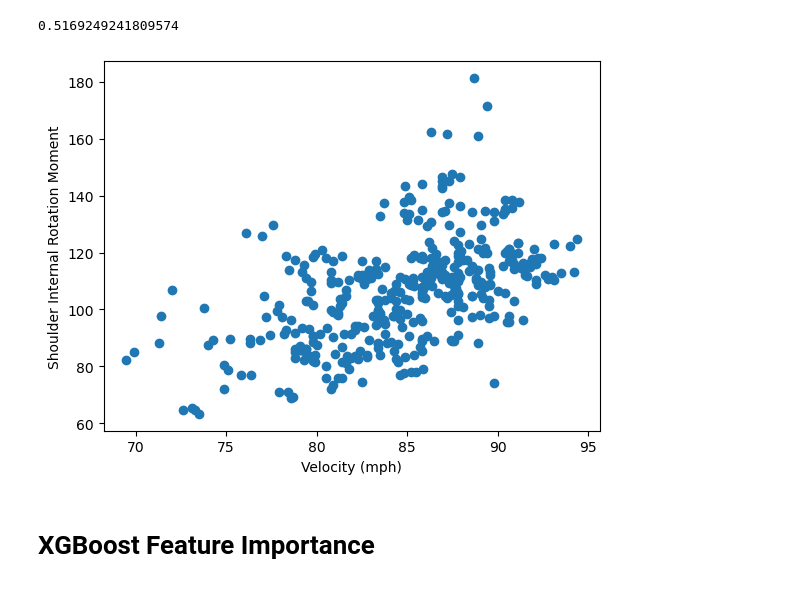
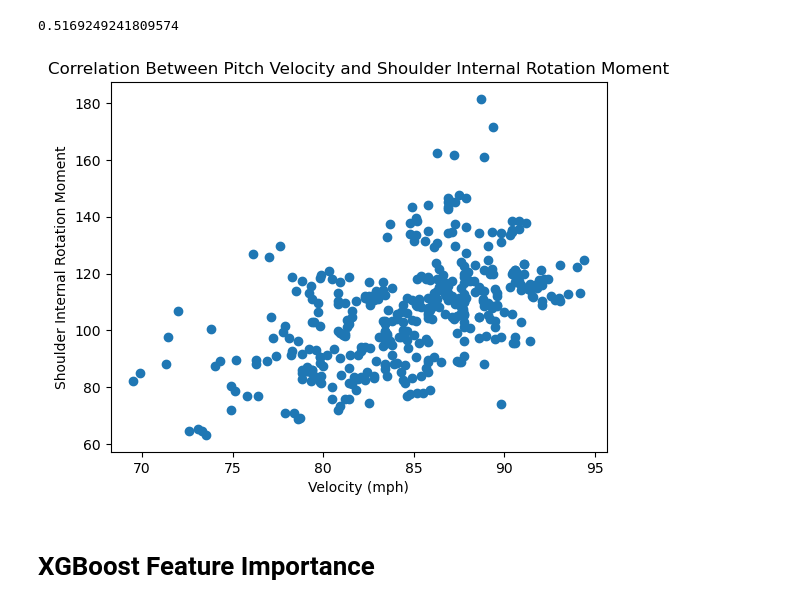
Before and after one commit to jisoawe/Biomech_Pitch_Velo_Prediction, a Jupyter notebook: Biomech_Velo_Prediction.ipynb, the cells around one changed output. Saved outputs shown, nothing was run; the diff lists cells and outputs as text; code cells hidden in the pictures.

Commit message:
fixed visualizations

```diff
--- a/Biomech_Velo_Prediction.ipynb
+++ b/Biomech_Velo_Prediction.ipynb
@@ -422,10 +417,11 @@ encoded_data['pitch_speed_mph'].corr(encoded_data['shoulder_internal_rotation_mo
 # %%
 plt.scatter(encoded_data['pitch_speed_mph'], encoded_data['shoulder_internal_rotation_moment'])
 plt.xlabel('Velocity (mph)')
 plt.ylabel('Shoulder Internal Rotation Moment')
+plt.title('Correlation Between Pitch Velocity and Shoulder Internal Rotation Moment')
 plt.show()
 # %% [output]
-[figure, old version]
+[figure, new version]
 # %% [markdown]
 # XGBoost Feature Importance
 # %%
```
Also changed, not shown: parts of 7 cells of this notebook.
